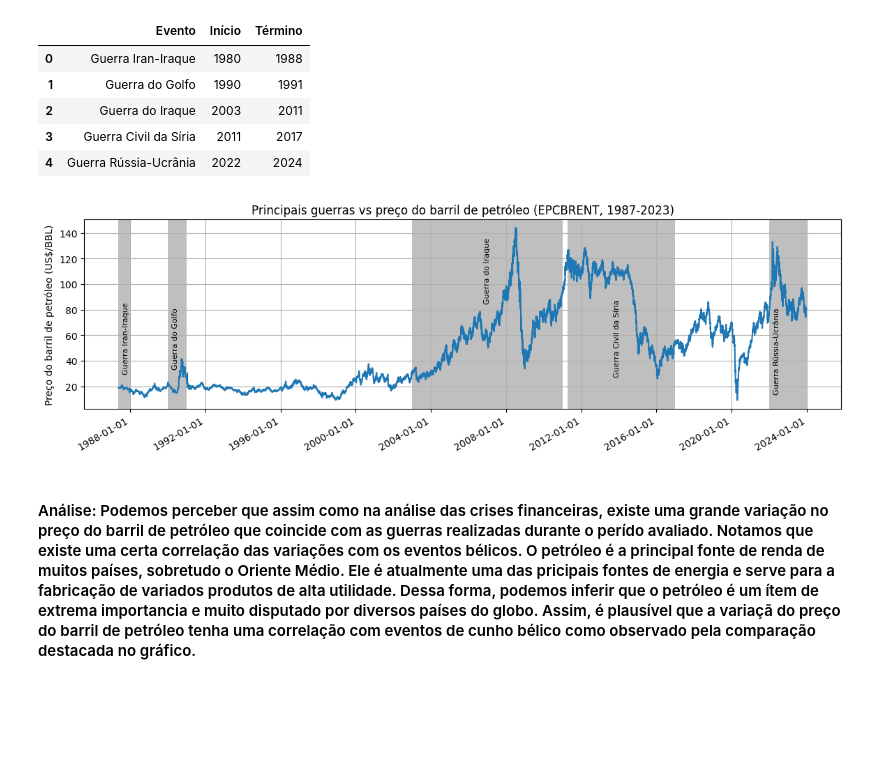
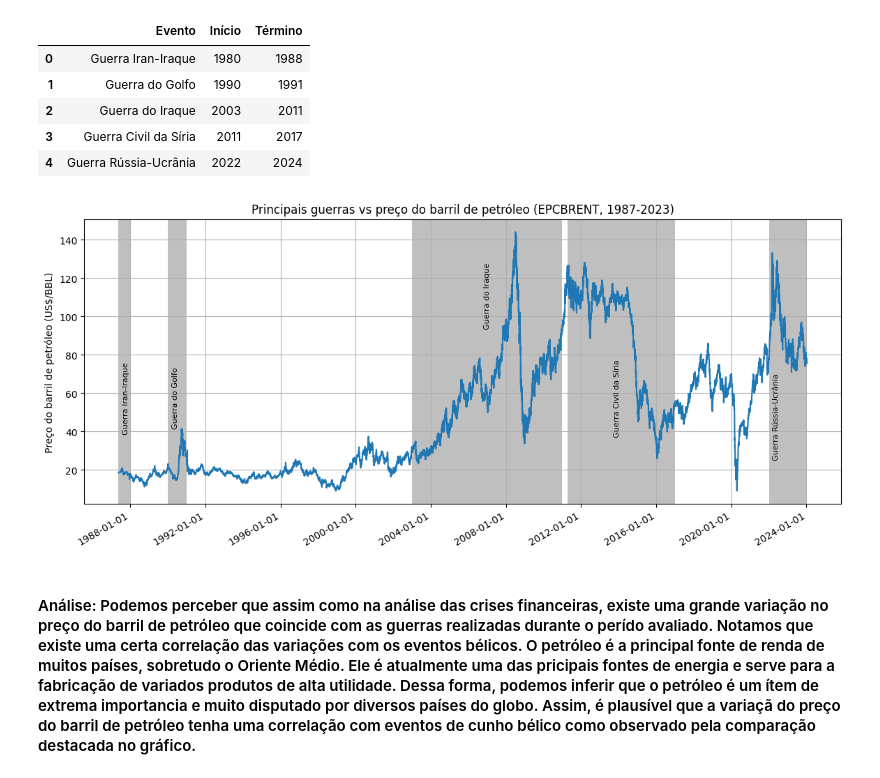
Before and after one commit to GabrielPCO/tech-challenge-petroleo, a Jupyter notebook: EDA.ipynb, the cells around one changed output. Cells and saved outputs as stored; diff of their text form; code cells hidden in the pictures; blank space fills up the shorter version.

```diff
--- a/EDA.ipynb
+++ b/EDA.ipynb
@@ -83,7 +83,7 @@ df_crise_financeira
 | 2 | A Grande Recessão | 2007-12 | 2009-06 | 18 | 4.3 | 9.5 |
 | 3 | Recessão da COVID-19 | 2020-02 | 2020-04 | 2 | NaN | NaN |
 # %%
-fig, ax = plt.subplots(1, figsize=[14,4])
+fig, ax = plt.subplots(1, figsize=[14,6])
 ax.plot(df_ipeadata['dt'], df_ipeadata['preco'])
 
 for x in range(0, df_crise_financeira.shape[0]):
@@ -100,8 +100,8 @@ plt.gca().xaxis.set_major_locator(mdates.AutoDateLocator())
 plt.gcf().autofmt_xdate()
 
 plt.title('Principais crises financeiras vs preço do barril de petróleo (EPCBRENT, 1987-2023)')
-#plt.xlabel('Ano')
 plt.ylabel('Preço do barril de petróleo (US$/BBL)')
 plt.grid(True)
+plt.savefig('Gráficos\crise_financeira.png')
 plt.show()
 # %% [output]
@@ -129,40 +129,40 @@ df_guerra_petroleo
 | 3 | Guerra Civil da Síria | 2011 | 2017 |
 | 4 | Guerra Rússia-Ucrânia | 2022 | 2024 |
 # %%
-fig, ax = plt.subplots(1, figsize=[14,4])
+fig, ax = plt.subplots(1, figsize=[14,6])
 ax.plot(df_ipeadata['dt'], df_ipeadata['preco'])
 
 for x in range(0, df_guerra_petroleo.shape[0]):
     if x==0:
         inicio = df_ipeadata['dt'].min()
     else:
         inicio = df_guerra_petroleo['Início'][x].to_timestamp().date()
     termino = df_guerra_petroleo['Término'][x].to_timestamp().date()
 
     if x==3:
         ax.axvspan(inicio + pd.Timedelta(days=100), termino, facecolor='gray', edgecolor='none', alpha=.5)
     else:
         ax.axvspan(inicio, termino, facecolor='gray', edgecolor='none', alpha=.5)
 
     if x==4:
         ax.text(inicio + pd.Timedelta(days=80), df_ipeadata['preco'].values.max()/3, df_guerra_petroleo['Evento'][x], rotation=90, va='center', fontsize=8)
     elif x==3:
         ax.text(inicio + pd.Timedelta(days=1000), df_ipeadata['preco'].values.max()/2.5, df_guerra_petroleo['Evento'][x], rotation=90, va='center', fontsize=8)
     elif x==2:
         ax.text(inicio + pd.Timedelta(days=1400), df_ipeadata['preco'].values.max()/1.3, df_guerra_petroleo['Evento'][x], rotation=90, va='center', fontsize=8)
     else:
         ax.text(inicio + pd.Timedelta(days=80), df_ipeadata['preco'].values.max()/2.5, df_guerra_petroleo['Evento'][x], rotation=90, va='center', fontsize=8)
 
 plt.gca().xaxis.set_major_formatter(mdates.DateFormatter('%Y-%m-%d'))
 plt.gca().xaxis.set_major_locator(mdates.AutoDateLocator())
 plt.gcf().autofmt_xdate()
 
 plt.title('Principais guerras vs preço do barril de petróleo (EPCBRENT, 1987-2023)')
-#plt.xlabel('Ano')
 plt.ylabel('Preço do barril de petróleo (US$/BBL)')
 plt.grid(True)
+plt.savefig('Gráficos\guerras.png')
 plt.show()
 # %% [output]
-[figure, old version]
+[figure, new version]
 # %% [markdown]
 #### Análise: Podemos perceber que assim como na análise das crises financeiras, existe uma grande variação no preço do barril de petróleo que coincide com as guerras realizadas durante o perído avaliado. Notamos que existe uma certa correlação das variações com os eventos bélicos. O petróleo é a principal fonte de renda de muitos países, sobretudo o Oriente Médio. Ele é atualmente uma das pricipais fontes de energia e serve para a fabricação de variados produtos de alta utilidade. Dessa forma, podemos inferir que o petróleo é um ítem de extrema importancia e muito disputado por diversos países do globo. Assim, é plausível que a variaçã do preço do barril de petróleo tenha uma correlação com eventos de cunho bélico como observado pela comparação destacada no gráfico.
```
Also changed, not shown: parts of 4 cells of this notebook, 17 other files.
